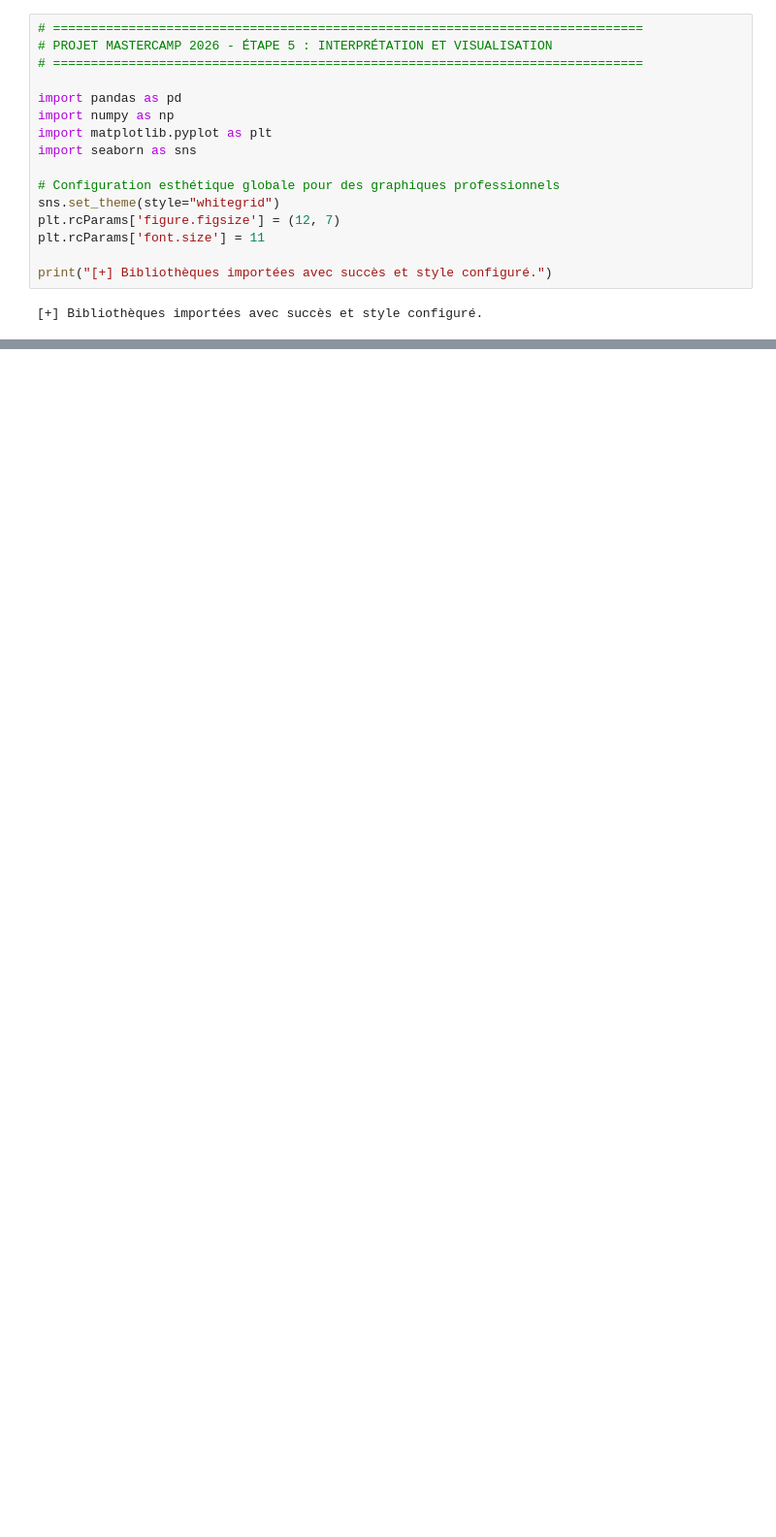
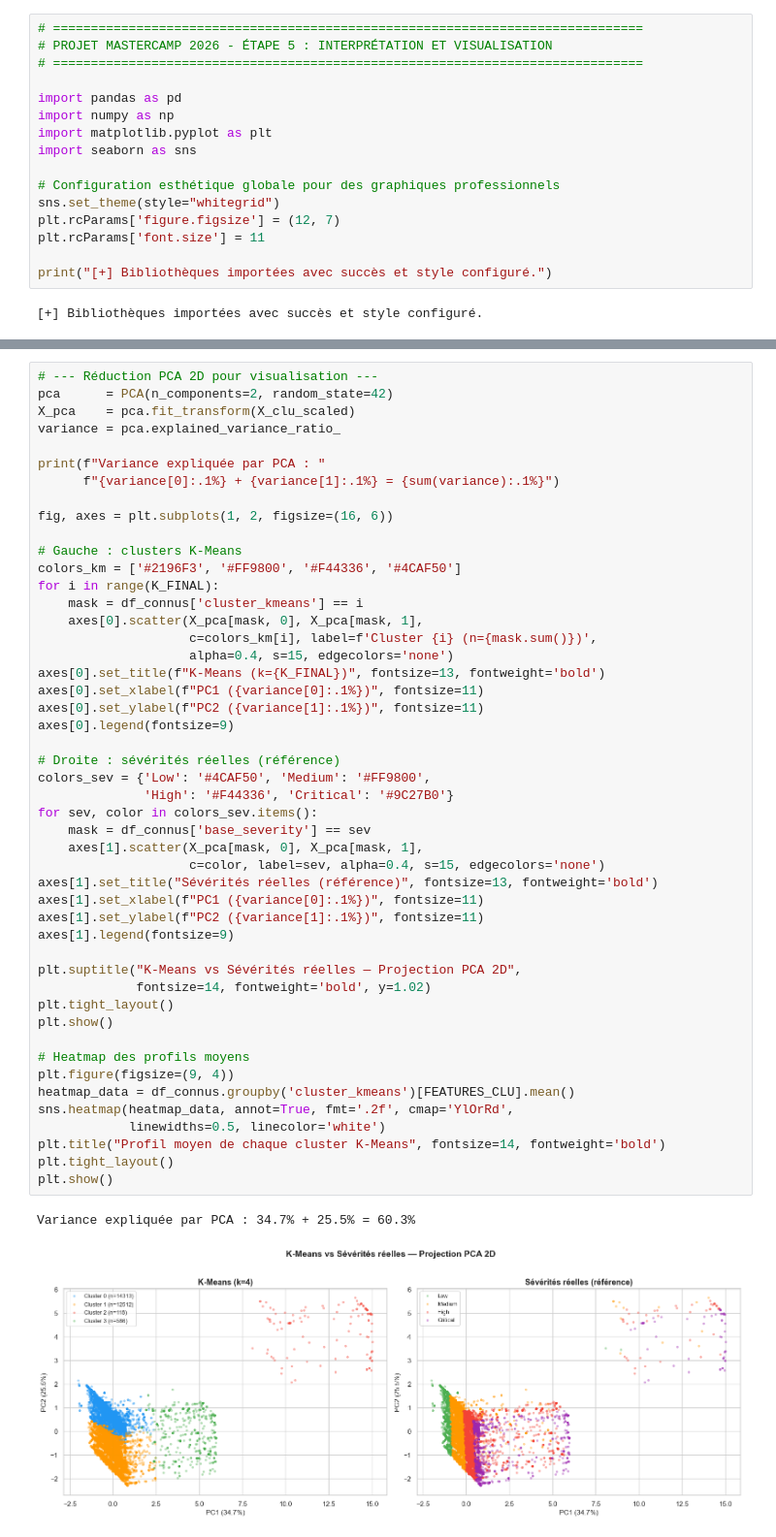
Before and after one commit to Gaellecourr/ProjetFinalAtelierData, a Jupyter notebook: Visualizations.ipynb, the cells around one changed output, grey strips where cells are left out. Shown at 97% size. Cells and saved outputs as stored; diff of their text form; blank space fills up the shorter version.

```diff
--- a/Visualizations.ipynb
+++ b/Visualizations.ipynb
@@ -236,0 +414,51 @@ plt.show()
+# %%
+# --- Réduction PCA 2D pour visualisation ---
+pca      = PCA(n_components=2, random_state=42)
+X_pca    = pca.fit_transform(X_clu_scaled)
+variance = pca.explained_variance_ratio_
+
+print(f"Variance expliquée par PCA : "
+      f"{variance[0]:.1%} + {variance[1]:.1%} = {sum(variance):.1%}")
+
+fig, axes = plt.subplots(1, 2, figsize=(16, 6))
+
+# Gauche : clusters K-Means
+colors_km = ['#2196F3', '#FF9800', '#F44336', '#4CAF50']
+for i in range(K_FINAL):
+    mask = df_connus['cluster_kmeans'] == i
+    axes[0].scatter(X_pca[mask, 0], X_pca[mask, 1],
+                    c=colors_km[i], label=f'Cluster {i} (n={mask.sum()})',
+                    alpha=0.4, s=15, edgecolors='none')
+axes[0].set_title(f"K-Means (k={K_FINAL})", fontsize=13, fontweight='bold')
+axes[0].set_xlabel(f"PC1 ({variance[0]:.1%})", fontsize=11)
+axes[0].set_ylabel(f"PC2 ({variance[1]:.1%})", fontsize=11)
+axes[0].legend(fontsize=9)
+
+# Droite : sévérités réelles (référence)
+colors_sev = {'Low': '#4CAF50', 'Medium': '#FF9800',
+              'High': '#F44336', 'Critical': '#9C27B0'}
+for sev, color in colors_sev.items():
+    mask = df_connus['base_severity'] == sev
+    axes[1].scatter(X_pca[mask, 0], X_pca[mask, 1],
+                    c=color, label=sev, alpha=0.4, s=15, edgecolors='none')
+axes[1].set_title("Sévérités réelles (référence)", fontsize=13, fontweight='bold')
+axes[1].set_xlabel(f"PC1 ({variance[0]:.1%})", fontsize=11)
+axes[1].set_ylabel(f"PC2 ({variance[1]:.1%})", fontsize=11)
+axes[1].legend(fontsize=9)
+
+plt.suptitle("K-Means vs Sévérités réelles — Projection PCA 2D",
+             fontsize=14, fontweight='bold', y=1.02)
+plt.tight_layout()
+plt.show()
+
+# Heatmap des profils moyens
+plt.figure(figsize=(9, 4))
+heatmap_data = df_connus.groupby('cluster_kmeans')[FEATURES_CLU].mean()
+sns.heatmap(heatmap_data, annot=True, fmt='.2f', cmap='YlOrRd',
+            linewidths=0.5, linecolor='white')
+plt.title("Profil moyen de chaque cluster K-Means", fontsize=14, fontweight='bold')
+plt.tight_layout()
+plt.show()
+# %% [output]
+Variance expliquée par PCA : 34.7% + 25.5% = 60.3%
+[figure, added]
```
Also changed, not shown: parts of 45 cells of this notebook, 1 other file.
